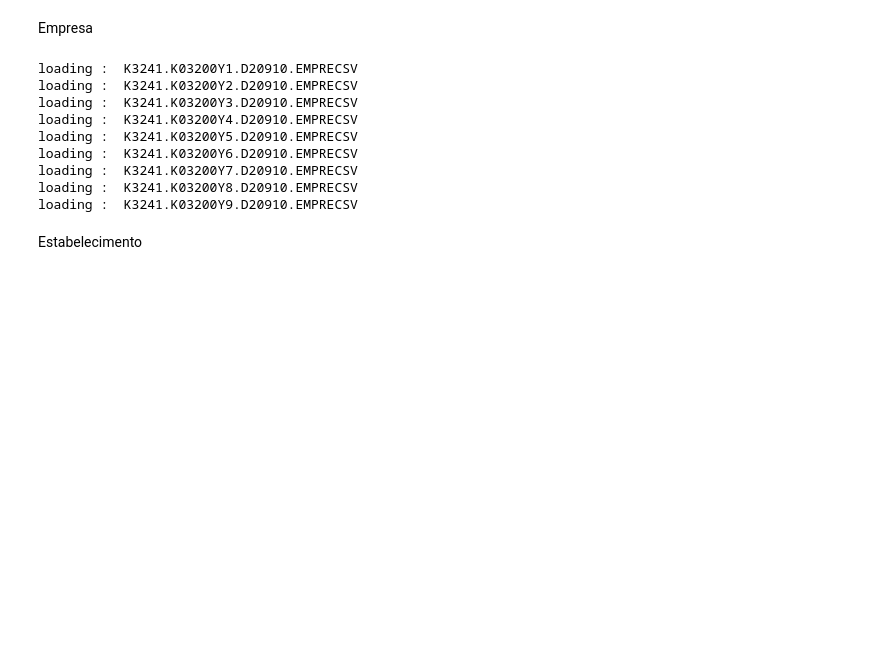
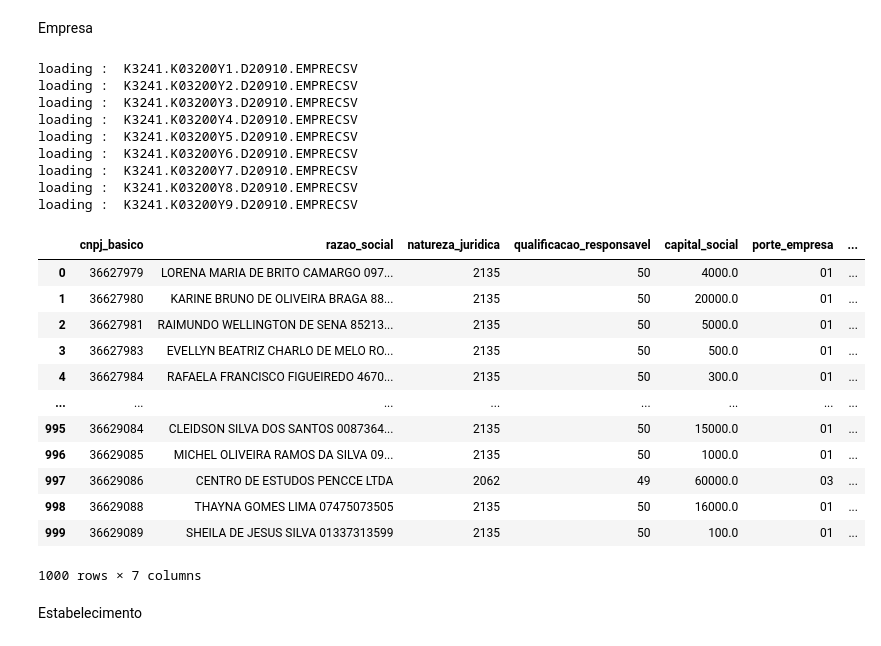
Before and after one commit to JeremiasJunior/gov_data, a Jupyter notebook: main.ipynb, the cells around one changed output. Drawn from its saved outputs; the diff is of its cells as text; code cells hidden in the pictures; blank space fills up the shorter version.

```diff
--- a/main.ipynb
+++ b/main.ipynb
@@ -180,33 +184,47 @@ for i in range(0, len(files['empresa'])):
                           skiprows=0,
                           header=None,
                           dtype=empresa_dtypes,
                           encoding='latin-1',
                         )
 
     empresa = empresa.reset_index()
 
     del empresa['index']
 
     empresa.columns = table_columns
 
     empresa['capital_social'] = empresa['capital_social'].apply(lambda x: x.replace(',','.'))
     empresa['capital_social'] = empresa['capital_social'] .astype(float)
     empresa['ente_federativo_responsavel'] = empresa['ente_federativo_responsavel'] .astype(str)
 
     for values in empresa.values.tolist():
         cursor.execute(insertdata_query, values)
 
 conn.commit()
+empresa
 # %% [output]
 loading :  K3241.K03200Y1.D20910.EMPRECSV
 loading :  K3241.K03200Y2.D20910.EMPRECSV
 loading :  K3241.K03200Y3.D20910.EMPRECSV
 loading :  K3241.K03200Y4.D20910.EMPRECSV
 loading :  K3241.K03200Y5.D20910.EMPRECSV
 loading :  K3241.K03200Y6.D20910.EMPRECSV
 loading :  K3241.K03200Y7.D20910.EMPRECSV
 loading :  K3241.K03200Y8.D20910.EMPRECSV
 loading :  K3241.K03200Y9.D20910.EMPRECSV
+|  | cnpj_basico | razao_social | natureza_juridica | qualificacao_responsavel | capital_social | porte_empresa | ... |
+| 0 | 36627979 | LORENA MARIA DE BRITO CAMARGO 097... | 2135 | 50 | 4000.0 | 01 | ... |
+| 1 | 36627980 | KARINE BRUNO DE OLIVEIRA BRAGA 88... | 2135 | 50 | 20000.0 | 01 | ... |
+| 2 | 36627981 | RAIMUNDO WELLINGTON DE SENA 85213... | 2135 | 50 | 5000.0 | 01 | ... |
+| 3 | 36627983 | EVELLYN BEATRIZ CHARLO DE MELO RO... | 2135 | 50 | 500.0 | 01 | ... |
+| 4 | 36627984 | RAFAELA FRANCISCO FIGUEIREDO 4670... | 2135 | 50 | 300.0 | 01 | ... |
+| ... | ... | ... | ... | ... | ... | ... | ... |
+| 995 | 36629084 | CLEIDSON SILVA DOS SANTOS 0087364... | 2135 | 50 | 15000.0 | 01 | ... |
+| 996 | 36629085 | MICHEL OLIVEIRA RAMOS DA SILVA 09... | 2135 | 50 | 1000.0 | 01 | ... |
+| 997 | 36629086 | CENTRO DE ESTUDOS PENCCE LTDA | 2062 | 49 | 60000.0 | 03 | ... |
+| 998 | 36629088 | THAYNA GOMES LIMA 07475073505 | 2135 | 50 | 16000.0 | 01 | ... |
+| 999 | 36629089 | SHEILA DE JESUS SILVA 01337313599 | 2135 | 50 | 100.0 | 01 | ... |
+1000 rows × 7 columns
 # %% [markdown]
 Estabelecimento
 # %%
```
Also changed, not shown: parts of 13 cells of this notebook.
